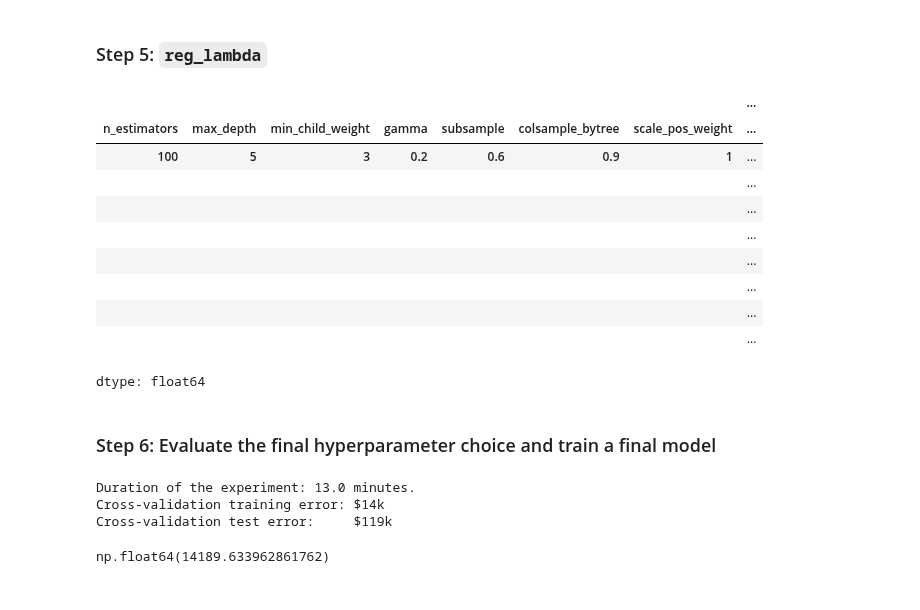
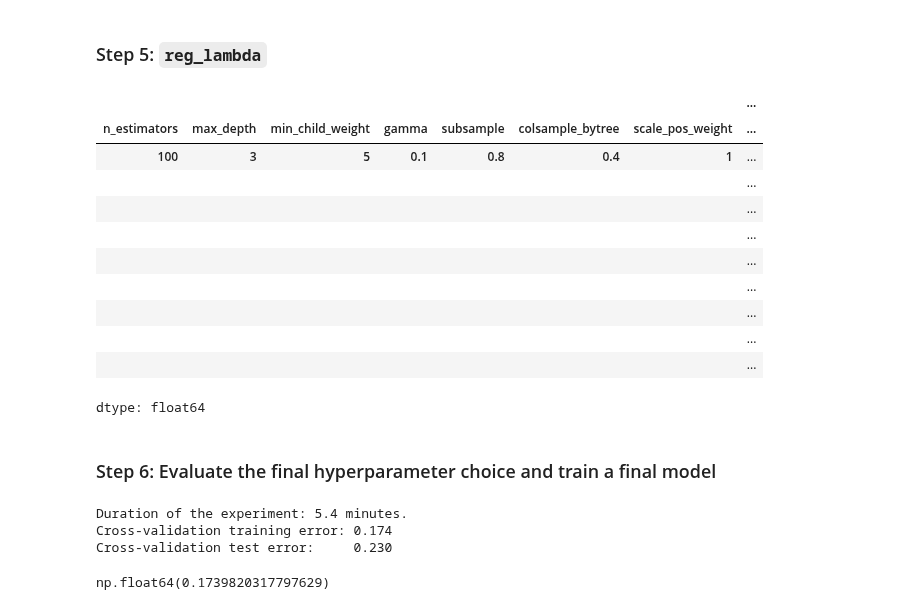
Before and after one commit to aremondtiedrez/hopus, a Jupyter notebook: showcase.ipynb, the cells around one changed output. Cells and saved outputs as stored; diff of their text form; code cells hidden in the pictures.

```diff
--- a/showcase.ipynb
+++ b/showcase.ipynb
@@ -791,7 +791,7 @@ hyperparameters = {
 records = []
 for n_estimators in (10, 30, 100, 300, 1000):
     hyperparameters["n_estimators"] = n_estimators
-    record = evaluation.run_experiment(features, np.log(target), models.BoostedTrees, hyperparameters, n_experiments=2, n_splits=3)
+    record = evaluation.run_experiment(features, np.log(target), models.BoostedTrees, hyperparameters, n_experiments=5, n_splits=10)
     records.append(record)
 
 # Combine the experiments into a neat DataFrame
@@ -811,7 +811,7 @@ dtype: float64
 ### Step 2: `max_depth` and `min_child_weight`
 # %%
 # STEP 2
-# We fix `n_estimators = 300` from the previous step and
+# We fix `n_estimators = 100` from the previous step and
 # now seek to find good values for `max_depth` and `min_child_weight`.
 hyperparameters = {
     "n_estimators": 100,
@@ -826,7 +826,7 @@ records = []
 for max_depth, min_child_weight in product((3, 5, 7, 9), (1, 3, 5)):
     hyperparameters["max_depth"] = max_depth
     hyperparameters["min_child_weight"] = min_child_weight
-    record = evaluation.run_experiment(features, target, models.BoostedTrees, hyperparameters, n_experiments=2, n_splits=3)
+    record = evaluation.run_experiment(features, np.log(target), models.BoostedTrees, hyperparameters, n_experiments=5, n_splits=10)
     records.append(record)
 
 # Combine the experiments into a neat DataFrame
@@ -853,12 +853,12 @@ dtype: float64
 ### Step 3: `gamma`
 # %%
 # STEP 3
-# We fix `max_depth = 5` and `min_child_weight = 3` from the previous step and
+# We fix `max_depth = 3` and `min_child_weight = 5` from the previous step and
 # now seek to find a good value for `gamma`.
 hyperparameters = {
     "n_estimators": 100,
-    "max_depth": 5,
-    "min_child_weight": 3,
+    "max_depth": 3,
+    "min_child_weight": 5,
     "subsample": 0.8,
     "colsample_bytree": 0.8,
     "scale_pos_weight": 1,
@@ -868,7 +868,7 @@ hyperparameters = {
 records = []
 for gamma in (0, 0.1, 0.2, 0.3, 0.4, 0.5, 0.6, 0.7):
     hyperparameters["gamma"] = gamma
-    record = evaluation.run_experiment(features, target, models.BoostedTrees, hyperparameters, n_experiments=2, n_splits=3)
+    record = evaluation.run_experiment(features, np.log(target), models.BoostedTrees, hyperparameters, n_experiments=5, n_splits=10)
     records.append(record)
 
 # Combine the experiments into a neat DataFrame
@@ -891,22 +891,22 @@ dtype: float64
 ### Step 4: `subsample` and `colsample_bytree`
 # %%
 # STEP 4
-# We fix `gamma = 0.2` from the previous step and
+# We fix `gamma = 0.1` from the previous step and
 # now seek to find good values for `subsample` and `colsample_bytree`.
 hyperparameters = {
     "n_estimators": 100,
-    "max_depth": 5,
-    "min_child_weight": 3,
-    "gamma": 0.2,
+    "max_depth": 3,
+    "min_child_weight": 5,
+    "gamma": 0.1,
     "scale_pos_weight": 1,
     "learning_rate": 0.1
 }
 
 records = []
-for subsample, colsample_bytree in product((0.6, 0.7, 0.8, 0.9), (0.6, 0.7, 0.8, 0.9)):
+for subsample, colsample_bytree in product((0.3, 0.4, 0.5, 0.6, 0.7, 0.8, 0.9), (0.3, 0.4, 0.5, 0.6, 0.7, 0.8, 0.9)):
     hyperparameters["subsample"] = subsample
     hyperparameters["colsample_bytree"] = colsample_bytree
-    record = evaluation.run_experiment(features, target, models.BoostedTrees, hyperparameters, n_experiments=2, n_splits=3)
+    record = evaluation.run_experiment(features, np.log(target), models.BoostedTrees, hyperparameters, n_experiments=5, n_splits=10)
     records.append(record)
 
 # Combine the experiments into a neat DataFrame
@@ -937,34 +937,34 @@ dtype: float64
 ### Step 5: `reg_lambda`
 # %%
 # STEP 5
-# We fix `subsample = 0.6` and `colsample_bytree = 0.9` from the previous step and
+# We fix `subsample = 0.8` and `colsample_bytree = 0.4` from the previous step and
 # now seek to find a good values for `reg_lambda`.
 hyperparameters = {
     "n_estimators": 100,
-    "max_depth": 5,
-    "min_child_weight": 3,
-    "gamma": 0.2,
-    "subsample": 0.6,
-    "colsample_bytree": 0.9,
+    "max_depth": 3,
+    "min_child_weight": 5,
+    "gamma": 0.1,
+    "subsample": 0.8,
+    "colsample_bytree": 0.4,
     "scale_pos_weight": 1,
     "learning_rate": 0.1
 }
 
 records = []
 n_experiments = 10
-for reg_lambda in (0, 1e-5, 1e-4, 1e-3, 1e-2, 1, 10, 100):
+for reg_lambda in (0, 1e-5, 1e-4, 1e-3, 1e-2, 0.1, 1, 10, 100):
     hyperparameters["reg_lambda"] = reg_lambda
-    record = evaluation.run_experiment(features, target, models.BoostedTrees, hyperparameters, n_experiments=2, n_splits=3)
+    record = evaluation.run_experiment(features, np.log(target), models.BoostedTrees, hyperparameters, n_experiments=5, n_splits=10)
     records.append(record)
 
 # Combine the experiments into a neat DataFrame
 records = pd.DataFrame(records)
 # Compute the RMSE for each set of hyperparameters (here, only the value of `n_estimators` changes)
 np.sqrt(records.groupby(list(hyperparameters.keys()))["test_cv_mse"].mean())
 # %% [output]
 |  |  |  |  |  |  |  | ... |
 | n_estimators | max_depth | min_child_weight | gamma | subsample | colsample_bytree | scale_pos_weight | ... |
-| 100 | 5 | 3 | 0.2 | 0.6 | 0.9 | 1 | ... |
+| 100 | 3 | 5 | 0.1 | 0.8 | 0.4 | 1 | ... |
 |  |  |  |  |  |  |  | ... |
 |  |  |  |  |  |  |  | ... |
 |  |  |  |  |  |  |  | ... |
@@ -972,6 +972,7 @@ np.sqrt(records.groupby(list(hyperparameters.keys()))["test_cv_mse"].mean())
 |  |  |  |  |  |  |  | ... |
 |  |  |  |  |  |  |  | ... |
 |  |  |  |  |  |  |  | ... |
+|  |  |  |  |  |  |  | ... |
 dtype: float64
 # %% [markdown]
 ### Step 6: Evaluate the final hyperparameter choice and train a final model
@@ -978,11 +981,11 @@ dtype: float64
 # %%
 hyperparameters = {
-    "max_depth": 5,
-    "min_child_weight": 3,
-    "gamma": 0.2,
-    "subsample": 0.6,
-    "colsample_bytree": 0.9,
-    "reg_lambda": 0.001,
+    "max_depth": 3,
+    "min_child_weight": 5,
+    "gamma": 0.1,
+    "subsample": 0.8,
+    "colsample_bytree": 0.4,
+    "reg_lambda": 1,
     "scale_pos_weight": 1,
     "learning_rate": 0.01,
     "n_estimators": 5_000,
@@ -991,17 +994,17 @@ hyperparameters = {
 seed = secrets.randbits(32)
 
 start_time = time.time()
-train_cv_mse, test_cv_mse, trained_models = evaluation.cv_evaluation(models.BoostedTrees, features, target, 100, seed, hyperparameters=hyperparameters)
+train_cv_mse, test_cv_mse, trained_models = evaluation.cv_evaluation(models.BoostedTrees, features, np.log(target), 100, seed, hyperparameters=hyperparameters)
 train_cv_rmse, test_cv_rmse = np.sqrt(np.array([train_cv_mse, test_cv_mse]))
 end_time = time.time()
 print(f"Duration of the experiment: {(end_time - start_time)/60:.1f} minutes.")
 
 # Report evaluations
-print(f"Cross-validation training error: ${train_cv_rmse / 1_000:.0f}k")
-print(f"Cross-validation test error:     ${test_cv_rmse / 1_000:.0f}k")
+print(f"Cross-validation training error: {train_cv_rmse:.3f}")
+print(f"Cross-validation test error:     {test_cv_rmse:.3f}")
 # %% [output]
-Duration of the experiment: 13.0 minutes.
-Cross-validation training error: $14k
-Cross-validation test error:     $119k
+Duration of the experiment: 5.4 minutes.
+Cross-validation training error: 0.174
+Cross-validation test error:     0.230
 # %%
 hyperparameters = {
@@ -1022,7 +1025,7 @@ model.fit(features, target)
 # %%
-np.sqrt(model.evaluate(features, target))
+np.sqrt(model.evaluate(features, np.log(target)))
 # %% [output]
-np.float64(14189.633962861762)
+np.float64(0.1739820317797629)
 # %%
 model._model.save_model("xgb.model")
 # %%
```
Also changed, not shown: parts of 6 cells of this notebook.
